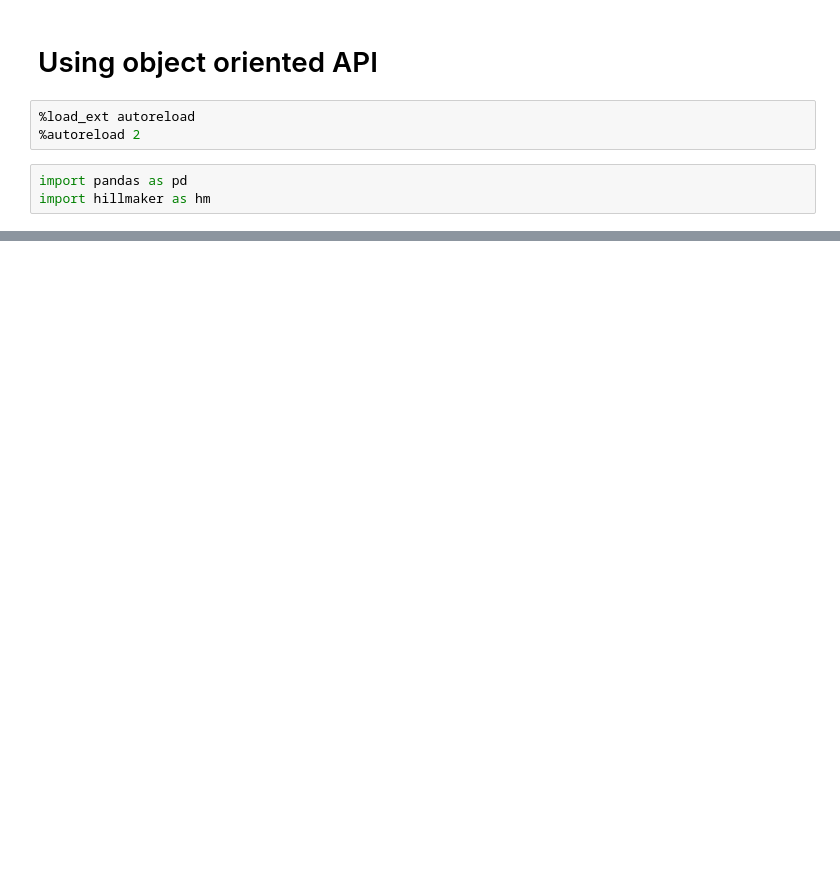
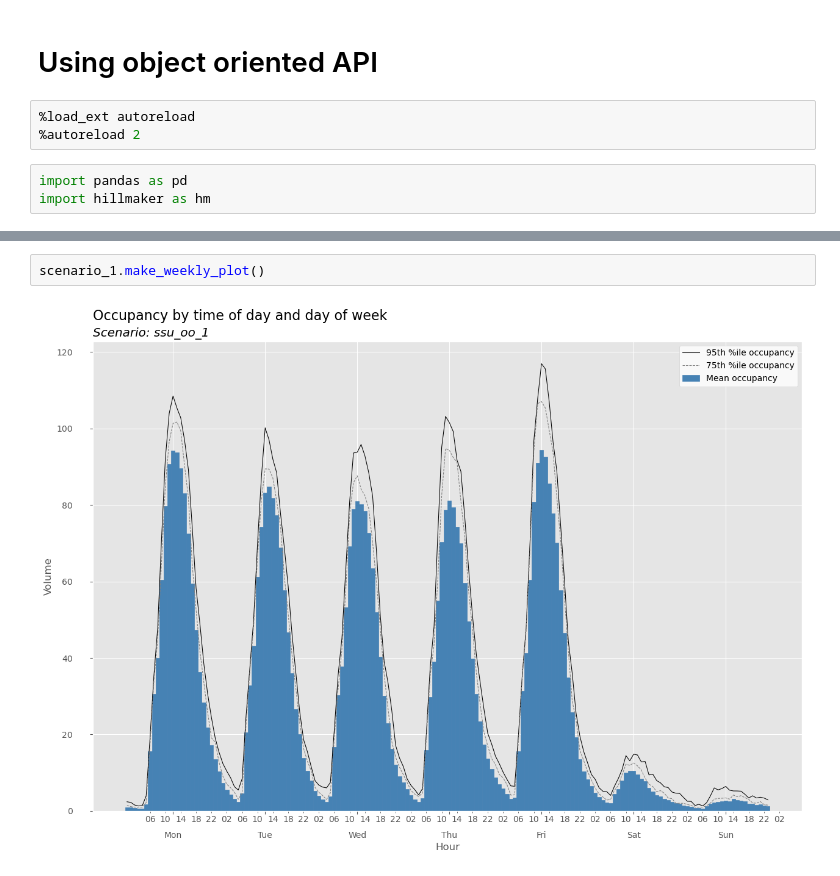
Before and after one commit to misken/hillmaker, a Jupyter notebook: docs/jb-hm/using_oo_api.ipynb, the cells around one changed output, grey strips where cells are left out. Drawn from its saved outputs; the diff is of its cells as text; blank space fills up the shorter version.

```diff
--- a/docs/jb-hm/using_oo_api.ipynb
+++ b/docs/jb-hm/using_oo_api.ipynb
@@ -61,0 +164,4 @@ Type:      method
+# %%
+scenario_1.make_weekly_plot()
+# %% [output]
+[figure, added]
```
Also changed, not shown: parts of 38 cells of this notebook, 4 other files.
